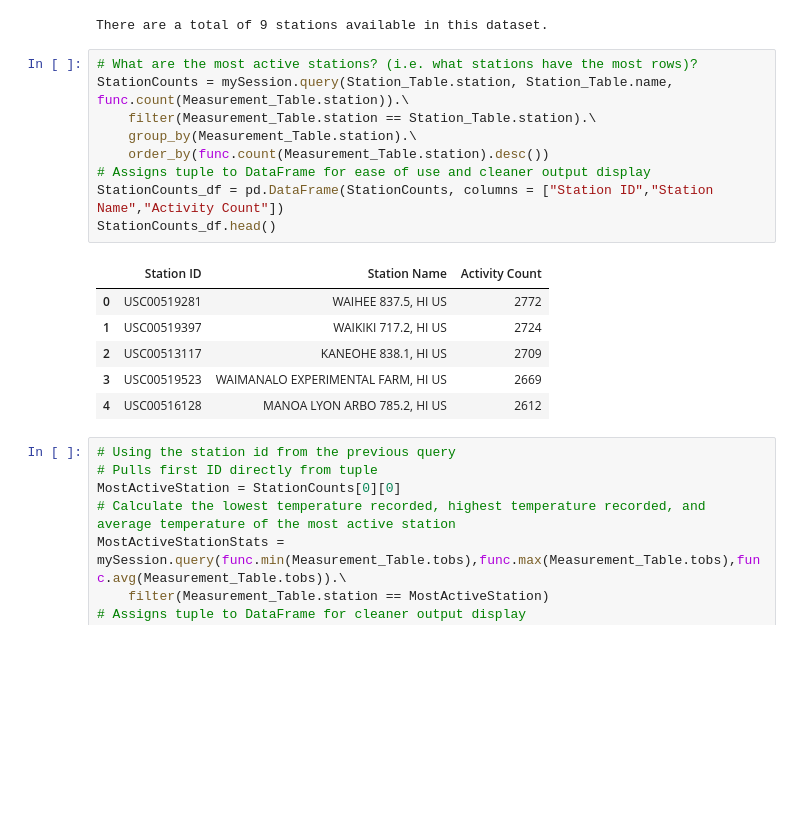
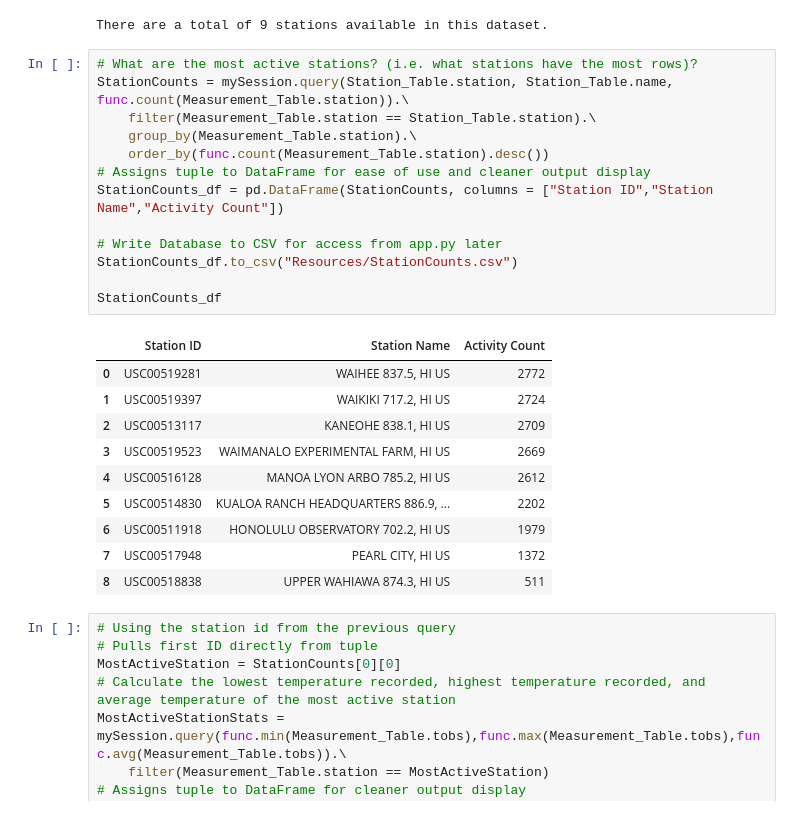
Before and after one commit to abordetskiy/Hawaii-Climate-Data-SQL-Integration, a Jupyter notebook: sqlalchemy-challenge.ipynb, the cells around one changed output. Drawn from its saved outputs; the diff is of its cells as text; blank space fills up the shorter version.

Commit message:
feat: write csvs of output from sqlalchemy-challenge to be used in app.py

```diff
--- a/sqlalchemy-challenge.ipynb
+++ b/sqlalchemy-challenge.ipynb
@@ -119,19 +122,27 @@ There are a total of 9 stations available in this dataset.
 # %%
 # What are the most active stations? (i.e. what stations have the most rows)?
 StationCounts = mySession.query(Station_Table.station, Station_Table.name, func.count(Measurement_Table.station)).\
     filter(Measurement_Table.station == Station_Table.station).\
     group_by(Measurement_Table.station).\
     order_by(func.count(Measurement_Table.station).desc())
 # Assigns tuple to DataFrame for ease of use and cleaner output display
 StationCounts_df = pd.DataFrame(StationCounts, columns = ["Station ID","Station Name","Activity Count"])
-StationCounts_df.head()
+
+# Write Database to CSV for access from app.py later
+StationCounts_df.to_csv("Resources/StationCounts.csv")
+
+StationCounts_df
 # %% [output]
 |  | Station ID | Station Name | Activity Count |
 | 0 | USC00519281 | WAIHEE 837.5, HI US | 2772 |
 | 1 | USC00519397 | WAIKIKI 717.2, HI US | 2724 |
 | 2 | USC00513117 | KANEOHE 838.1, HI US | 2709 |
 | 3 | USC00519523 | WAIMANALO EXPERIMENTAL FARM, HI US | 2669 |
 | 4 | USC00516128 | MANOA LYON ARBO 785.2, HI US | 2612 |
+| 5 | USC00514830 | KUALOA RANCH HEADQUARTERS 886.9, ... | 2202 |
+| 6 | USC00511918 | HONOLULU OBSERVATORY 702.2, HI US | 1979 |
+| 7 | USC00517948 | PEARL CITY, HI US | 1372 |
+| 8 | USC00518838 | UPPER WAHIAWA 874.3, HI US | 511 |
 # %%
 # Using the station id from the previous query
 # Pulls first ID directly from tuple
```
Also changed, not shown: parts of 2 cells of this notebook, 4 other files.
